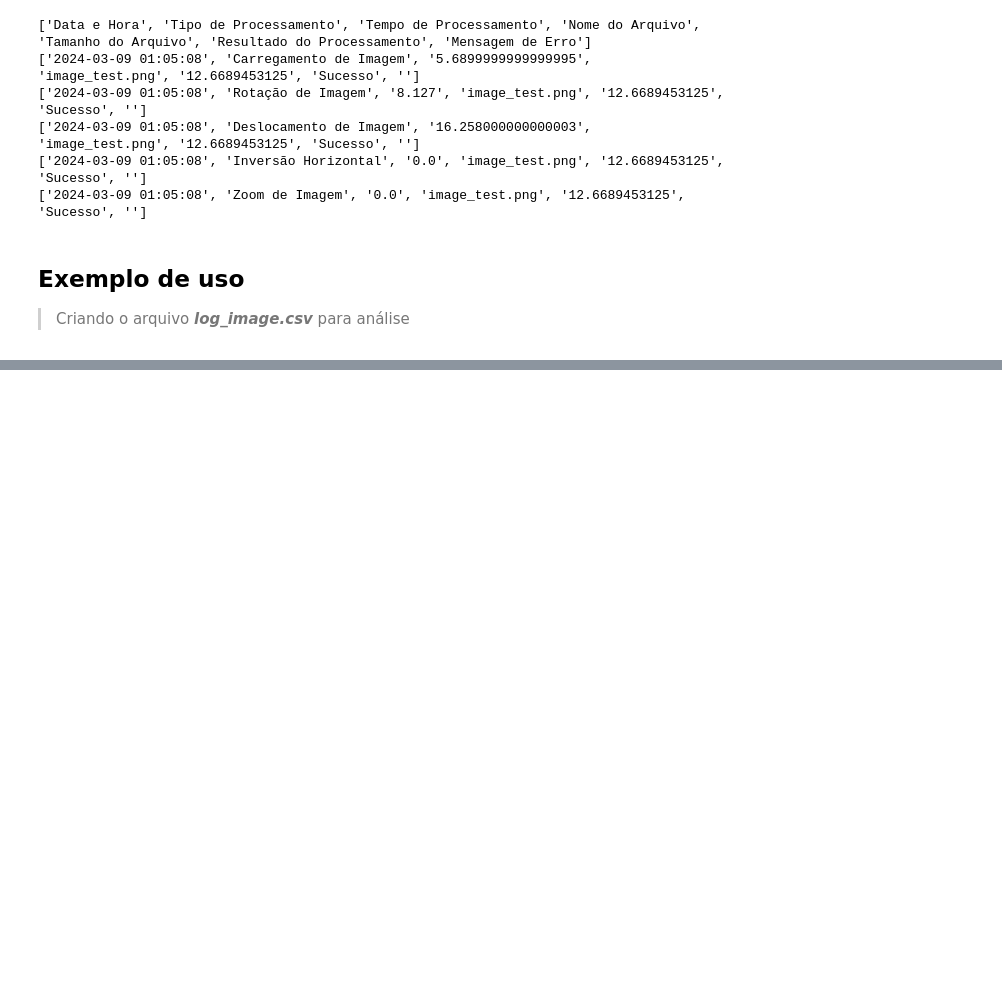
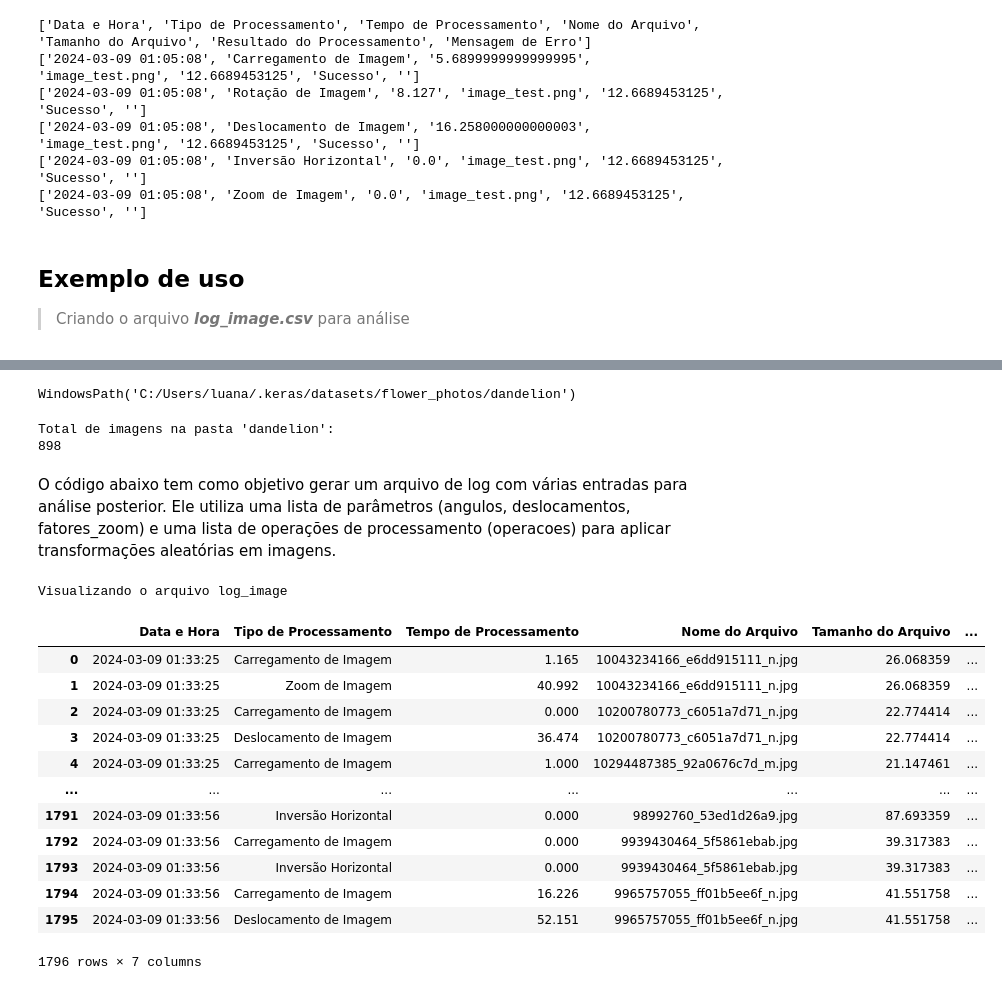
Before and after one commit to luana-kruger/Programming_Techniques-Santander_Coders23, a Jupyter notebook: Scripts/image_process.ipynb, the cells around one changed output, grey strips where cells are left out. Drawn from its saved outputs; the diff is of its cells as text; code cells hidden in the pictures; blank space fills up the shorter version.

```diff
--- a/Scripts/image_process.ipynb
+++ b/Scripts/image_process.ipynb
@@ -266,0 +295,13 @@ with open('..\logs\log_image.csv', mode='r') as file:
+# %%
+dandelion_dir = data_dir / 'dandelion/'
+dandelion_dir
+# %% [output]
+WindowsPath('C:/Users/luana/.keras/datasets/flower_photos/dandelion')
+# %%
+print("Total de imagens na pasta 'dandelion': ")
+
+image_count = len(list(dandelion_dir.glob('*.jpg')))
+print(image_count)
+# %% [output]
+Total de imagens na pasta 'dandelion':
+898
@@ -266,0 +312,2 @@ with open('..\logs\log_image.csv', mode='r') as file:
+# %% [markdown]
+O código abaixo tem como objetivo gerar um arquivo de log com várias entradas para análise posterior. Ele utiliza uma lista de parâmetros (angulos, deslocamentos, fatores_zoom) e uma lista de operações de processamento (operacoes) para aplicar transformações aleatórias em imagens.
@@ -266,0 +347,23 @@ with open('..\logs\log_image.csv', mode='r') as file:
+# %%
+import pandas as pd
+
+print('Visualizando o arquivo log_image')
+print()
+
+df = pd.read_csv('..\logs\log_image.csv')
+df
+# %% [output]
+Visualizando o arquivo log_image
+|  | Data e Hora | Tipo de Processamento | Tempo de Processamento | Nome do Arquivo | Tamanho do Arquivo | ... |
+| 0 | 2024-03-09 01:33:25 | Carregamento de Imagem | 1.165 | 10043234166_e6dd915111_n.jpg | 26.068359 | ... |
+| 1 | 2024-03-09 01:33:25 | Zoom de Imagem | 40.992 | 10043234166_e6dd915111_n.jpg | 26.068359 | ... |
+| 2 | 2024-03-09 01:33:25 | Carregamento de Imagem | 0.000 | 10200780773_c6051a7d71_n.jpg | 22.774414 | ... |
+| 3 | 2024-03-09 01:33:25 | Deslocamento de Imagem | 36.474 | 10200780773_c6051a7d71_n.jpg | 22.774414 | ... |
+| 4 | 2024-03-09 01:33:25 | Carregamento de Imagem | 1.000 | 10294487385_92a0676c7d_m.jpg | 21.147461 | ... |
+| ... | ... | ... | ... | ... | ... | ... |
+| 1791 | 2024-03-09 01:33:56 | Inversão Horizontal | 0.000 | 98992760_53ed1d26a9.jpg | 87.693359 | ... |
+| 1792 | 2024-03-09 01:33:56 | Carregamento de Imagem | 0.000 | 9939430464_5f5861ebab.jpg | 39.317383 | ... |
+| 1793 | 2024-03-09 01:33:56 | Inversão Horizontal | 0.000 | 9939430464_5f5861ebab.jpg | 39.317383 | ... |
+| 1794 | 2024-03-09 01:33:56 | Carregamento de Imagem | 16.226 | 9965757055_ff01b5ee6f_n.jpg | 41.551758 | ... |
+| 1795 | 2024-03-09 01:33:56 | Deslocamento de Imagem | 52.151 | 9965757055_ff01b5ee6f_n.jpg | 41.551758 | ... |
+1796 rows × 7 columns
```
Also changed, not shown: parts of 8 cells of this notebook.
